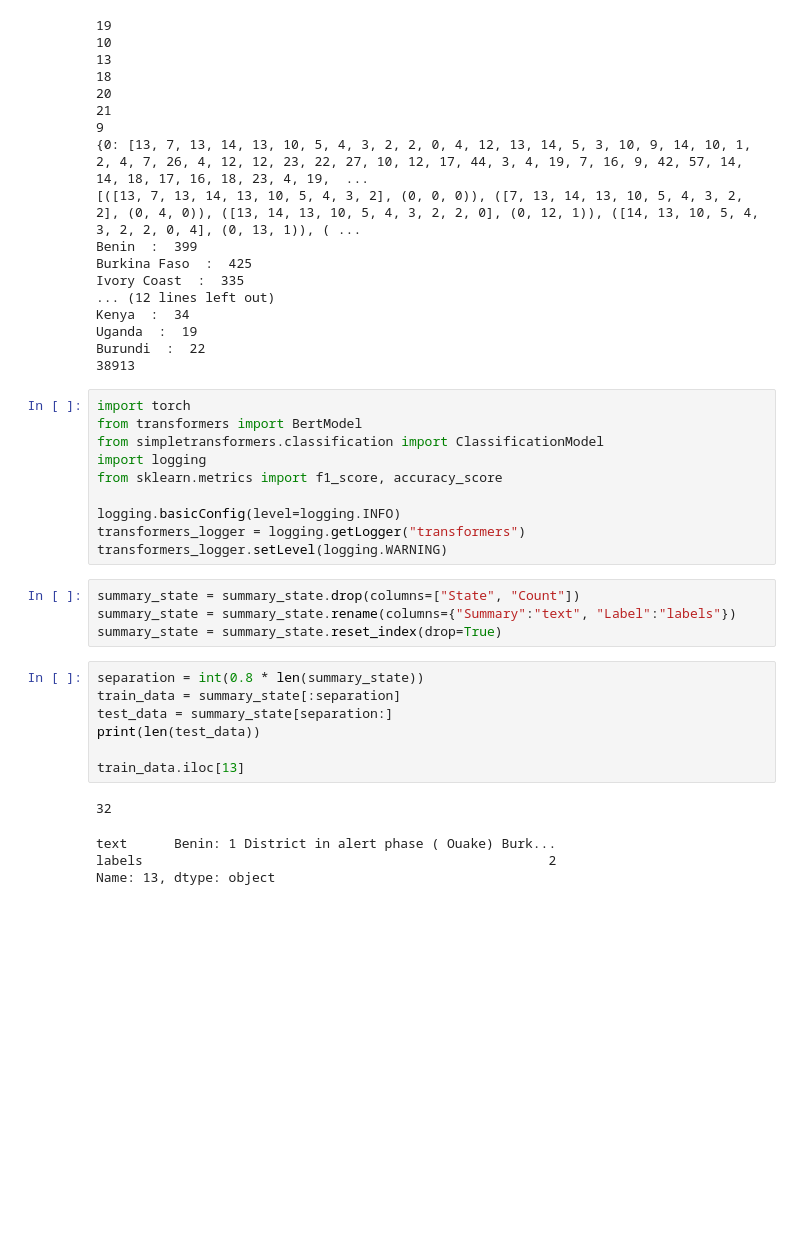
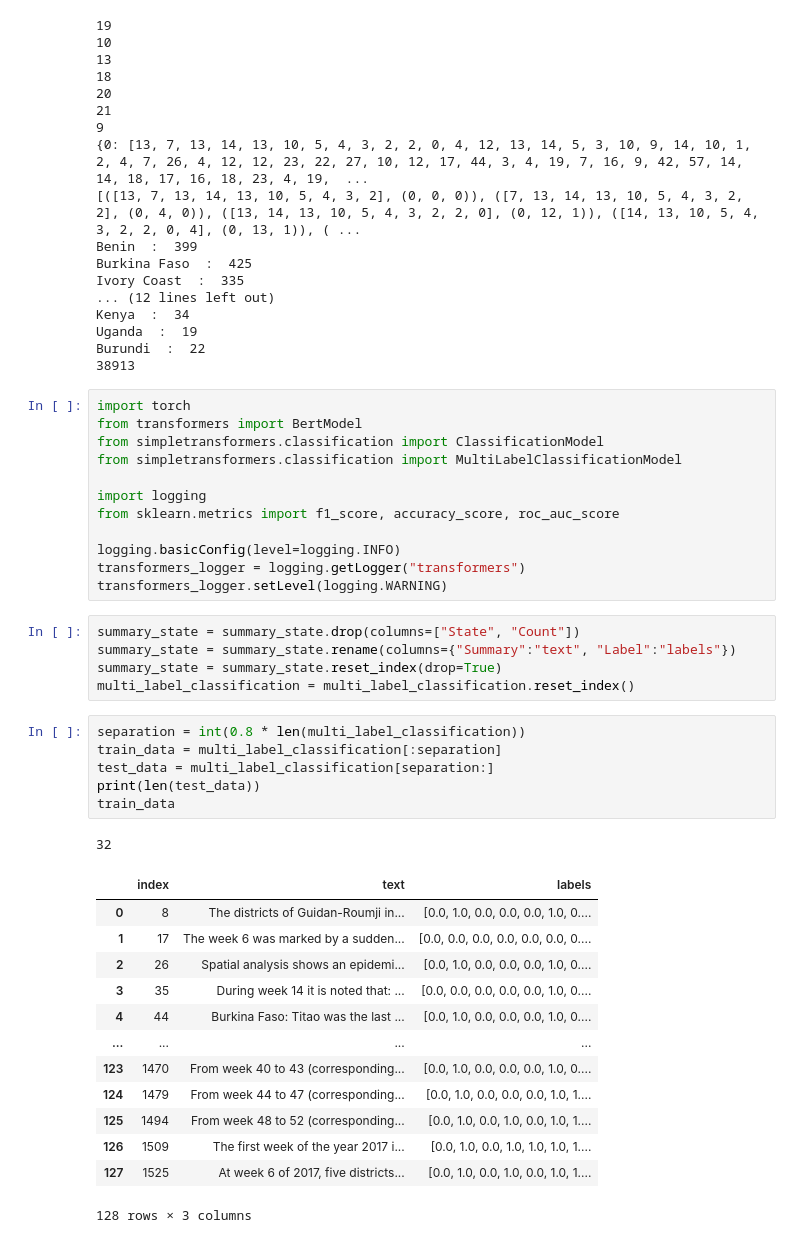
Before and after one commit to amirgamil/Meningitis-Analysis, a Jupyter notebook: Code/Simple Transformer.ipynb, the cells around one changed output. Cells and saved outputs as stored; diff of their text form; blank space fills up the shorter version.

Commit message:
tested BERT with multilabel classification

```diff
--- a/Code/Simple Transformer.ipynb
+++ b/Code/Simple Transformer.ipynb
@@ -22,8 +22,10 @@ Burundi  :  22
 import torch
 from transformers import BertModel
 from simpletransformers.classification import ClassificationModel
+from simpletransformers.classification import MultiLabelClassificationModel
+
 import logging
-from sklearn.metrics import f1_score, accuracy_score
+from sklearn.metrics import f1_score, accuracy_score, roc_auc_score
 
 logging.basicConfig(level=logging.INFO)
 transformers_logger = logging.getLogger("transformers")
@@ -32,16 +34,26 @@ transformers_logger.setLevel(logging.WARNING)
 summary_state = summary_state.drop(columns=["State", "Count"])
 summary_state = summary_state.rename(columns={"Summary":"text", "Label":"labels"})
 summary_state = summary_state.reset_index(drop=True)
+multi_label_classification = multi_label_classification.reset_index()
 # %%
-separation = int(0.8 * len(summary_state))
-train_data = summary_state[:separation]
-test_data = summary_state[separation:]
+separation = int(0.8 * len(multi_label_classification))
+train_data = multi_label_classification[:separation]
+test_data = multi_label_classification[separation:]
 print(len(test_data))
-
-train_data.iloc[13]
+train_data
 # %% [output]
 32
+|  | index | text | labels |
+| 0 | 8 | The districts of Guidan-Roumji in... | [0.0, 1.0, 0.0, 0.0, 0.0, 1.0, 0.... |
+| 1 | 17 | The week 6 was marked by a sudden... | [0.0, 0.0, 0.0, 0.0, 0.0, 0.0, 0.... |
+| 2 | 26 | Spatial analysis shows an epidemi... | [0.0, 1.0, 0.0, 0.0, 0.0, 1.0, 0.... |
+| 3 | 35 | During week 14 it is noted that: ... | [0.0, 0.0, 0.0, 0.0, 0.0, 1.0, 0.... |
+| 4 | 44 | Burkina Faso: Titao was the last ... | [0.0, 1.0, 0.0, 0.0, 0.0, 1.0, 0.... |
+| ... | ... | ... | ... |
+| 123 | 1470 | From week 40 to 43 (corresponding... | [0.0, 1.0, 0.0, 0.0, 0.0, 1.0, 0.... |
+| 124 | 1479 | From week 44 to 47 (corresponding... | [0.0, 1.0, 0.0, 0.0, 0.0, 1.0, 1.... |
+| 125 | 1494 | From week 48 to 52 (corresponding... | [0.0, 1.0, 0.0, 1.0, 0.0, 1.0, 1.... |
+| 126 | 1509 | The first week of the year 2017 i... | [0.0, 1.0, 0.0, 1.0, 1.0, 1.0, 1.... |
+| 127 | 1525 | At week 6 of 2017, five districts... | [0.0, 1.0, 0.0, 1.0, 0.0, 1.0, 1.... |
-text      Benin: 1 District in alert phase ( Ouake) Burk...
-labels                                                    2
-Name: 13, dtype: object
+128 rows × 3 columns
 # %%
```
Also changed, not shown: parts of 5 cells of this notebook, 1 other file.
